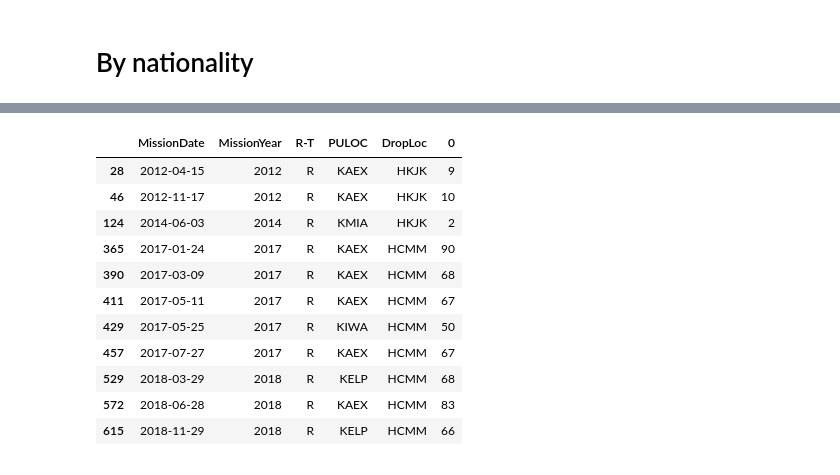
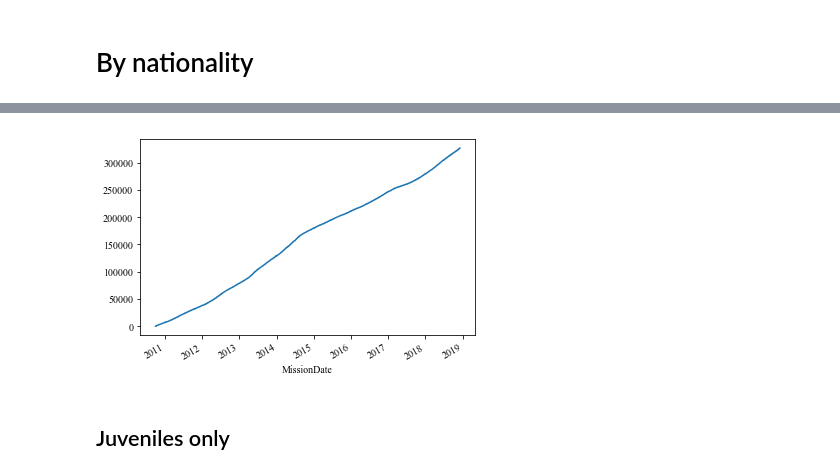
Before and after one commit to UWCHR/ice-air, a Jupyter notebook: analyze/note/analyze.ipynb, the cells around one changed output, grey strips where cells are left out. Saved outputs shown, nothing was run; the diff lists cells and outputs as text; code cells hidden in the pictures.

```diff
--- a/analyze/note/analyze.ipynb
+++ b/analyze/note/analyze.ipynb
@@ -577,5 +582,5 @@ groupby = somali_df.groupby(['MissionDate', 'MissionYear', 'R-T', 'PULOC', 'Drop
 # %%
-table = groupby.size().reset_index()
+table = groupby['AlienMasterID'].nunique().reset_index(name='Deportees')
 # %%
-somali_repatriations = table[table['R-T'] == 'R']
-somali_transfers = table[table['R-T'] == 'T']
+repatriations = table[table['R-T'] == 'R'].copy()
+transfers = table[table['R-T'] == 'T'].copy()
@@ -596,15 +587,10 @@ Name: 0, dtype: int64
-# %%
-somali_repatriations
-# %% [output]
-|  | MissionDate | MissionYear | R-T | PULOC | DropLoc | 0 |
-| 28 | 2012-04-15 | 2012 | R | KAEX | HKJK | 9 |
-| 46 | 2012-11-17 | 2012 | R | KAEX | HKJK | 10 |
-| 124 | 2014-06-03 | 2014 | R | KMIA | HKJK | 2 |
-| 365 | 2017-01-24 | 2017 | R | KAEX | HCMM | 90 |
-| 390 | 2017-03-09 | 2017 | R | KAEX | HCMM | 68 |
-| 411 | 2017-05-11 | 2017 | R | KAEX | HCMM | 67 |
-| 429 | 2017-05-25 | 2017 | R | KIWA | HCMM | 50 |
-| 457 | 2017-07-27 | 2017 | R | KAEX | HCMM | 67 |
-| 529 | 2018-03-29 | 2018 | R | KELP | HCMM | 68 |
-| 572 | 2018-06-28 | 2018 | R | KAEX | HCMM | 83 |
-| 615 | 2018-11-29 | 2018 | R | KELP | HCMM | 66 |
+# %%
+repatriations.set_index('MissionDate', inplace=True)
+# %%
+r_cum = repatriations['Deportees'].cumsum()
+# %%
+r_cum.plot();
+# %% [output]
+[figure, added]
+# %% [markdown]
+## Juveniles only
```
Also changed, not shown: parts of 30 cells of this notebook.
